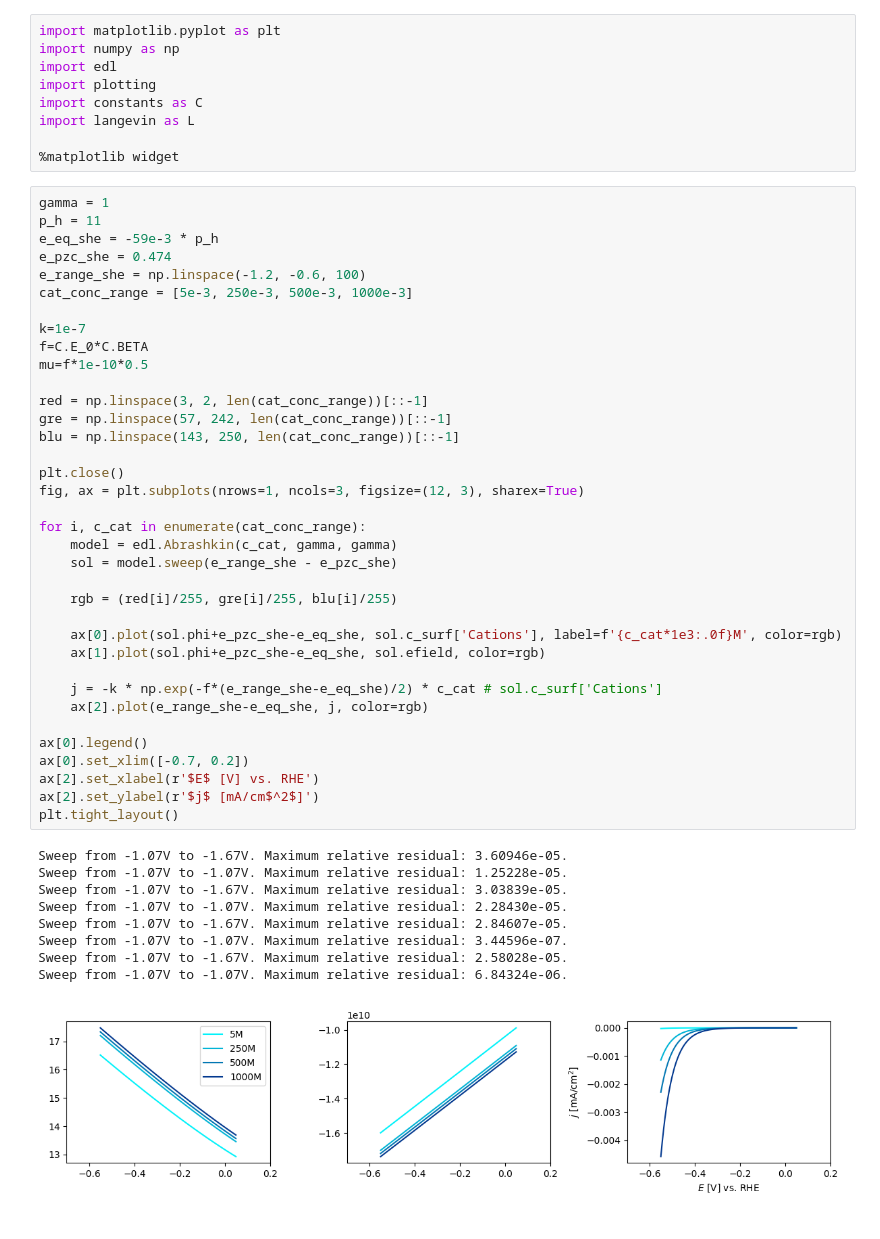
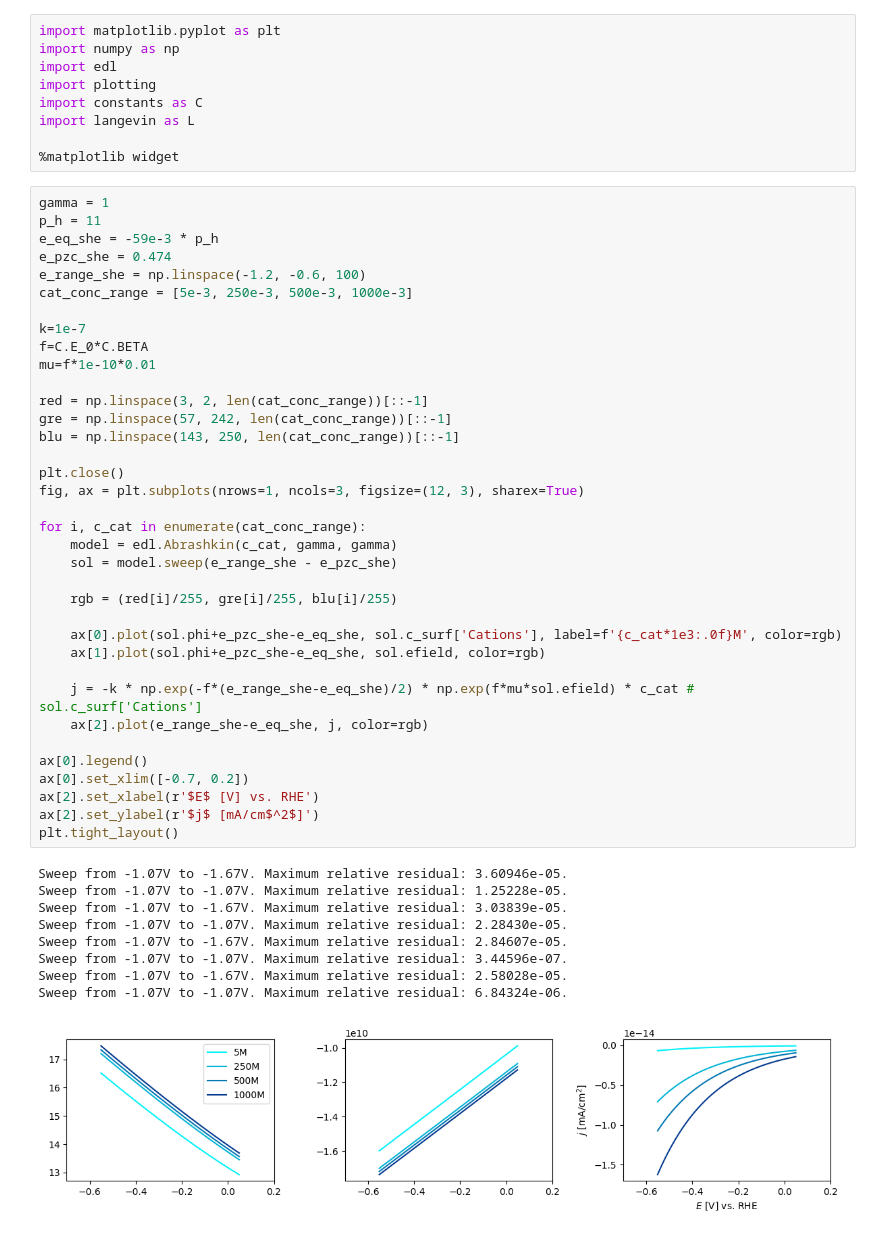
Before and after one commit to lucasdekam/double-layer-modelling, a Jupyter notebook: alkaline-her-kinetics.ipynb, the cells around one changed output. Cells and saved outputs as stored; diff of their text form.

```diff
--- a/alkaline-her-kinetics.ipynb
+++ b/alkaline-her-kinetics.ipynb
@@ -17,39 +17,39 @@ cat_conc_range = [5e-3, 250e-3, 500e-3, 1000e-3]
 
 k=1e-7
 f=C.E_0*C.BETA
-mu=f*1e-10*0.5
+mu=f*1e-10*0.01
 
 red = np.linspace(3, 2, len(cat_conc_range))[::-1]
 gre = np.linspace(57, 242, len(cat_conc_range))[::-1]
 blu = np.linspace(143, 250, len(cat_conc_range))[::-1]
 
 plt.close()
 fig, ax = plt.subplots(nrows=1, ncols=3, figsize=(12, 3), sharex=True)
 
 for i, c_cat in enumerate(cat_conc_range):
     model = edl.Abrashkin(c_cat, gamma, gamma)
     sol = model.sweep(e_range_she - e_pzc_she)
 
     rgb = (red[i]/255, gre[i]/255, blu[i]/255)
 
     ax[0].plot(sol.phi+e_pzc_she-e_eq_she, sol.c_surf['Cations'], label=f'{c_cat*1e3:.0f}M', color=rgb)
     ax[1].plot(sol.phi+e_pzc_she-e_eq_she, sol.efield, color=rgb)
 
-    j = -k * np.exp(-f*(e_range_she-e_eq_she)/2) * c_cat # sol.c_surf['Cations']
+    j = -k * np.exp(-f*(e_range_she-e_eq_she)/2) * np.exp(f*mu*sol.efield) * c_cat # sol.c_surf['Cations']
     ax[2].plot(e_range_she-e_eq_she, j, color=rgb)
 
 ax[0].legend()
 ax[0].set_xlim([-0.7, 0.2])
 ax[2].set_xlabel(r'$E$ [V] vs. RHE')
 ax[2].set_ylabel(r'$j$ [mA/cm$^2$]')
 plt.tight_layout()
 # %% [output]
 Sweep from -1.07V to -1.67V. Maximum relative residual: 3.60946e-05.
 Sweep from -1.07V to -1.07V. Maximum relative residual: 1.25228e-05.
 Sweep from -1.07V to -1.67V. Maximum relative residual: 3.03839e-05.
 Sweep from -1.07V to -1.07V. Maximum relative residual: 2.28430e-05.
 Sweep from -1.07V to -1.67V. Maximum relative residual: 2.84607e-05.
 Sweep from -1.07V to -1.07V. Maximum relative residual: 3.44596e-07.
 Sweep from -1.07V to -1.67V. Maximum relative residual: 2.58028e-05.
 Sweep from -1.07V to -1.07V. Maximum relative residual: 6.84324e-06.
-[figure, old version]
+[figure, new version]
```
Also changed, not shown: parts of 1 cell of this notebook.
